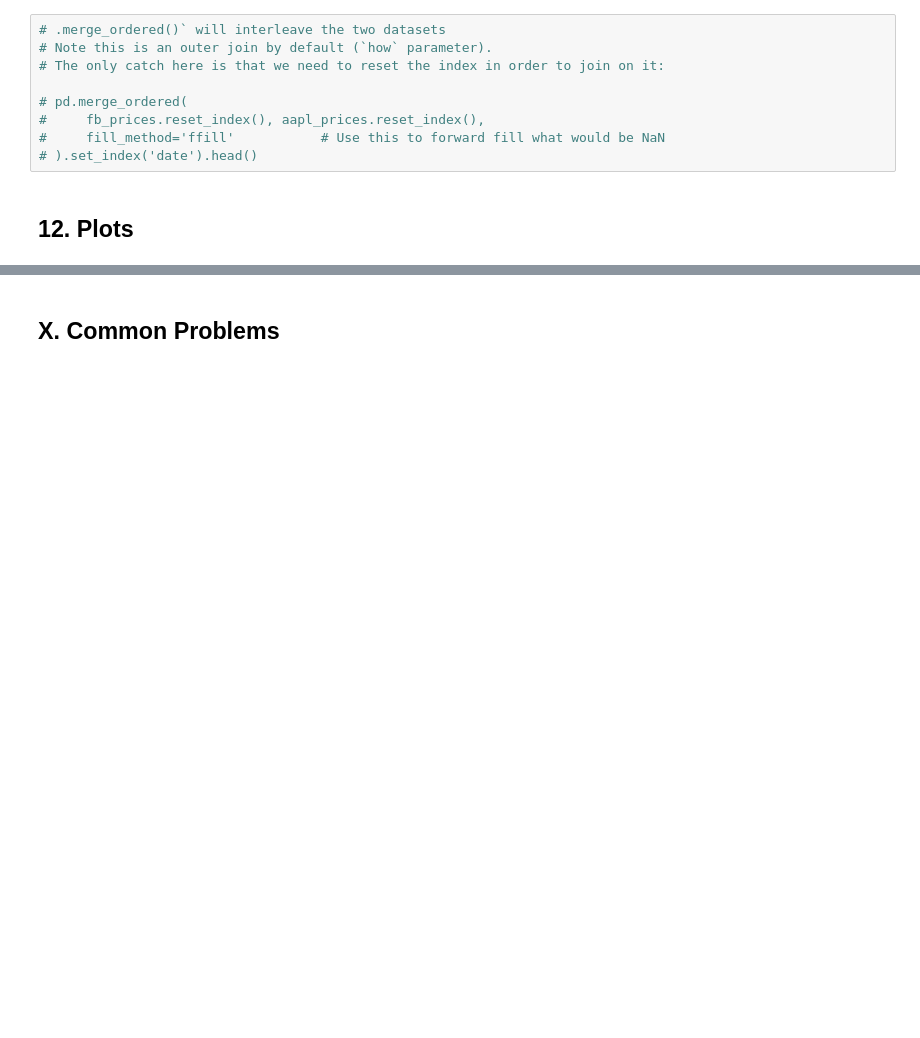
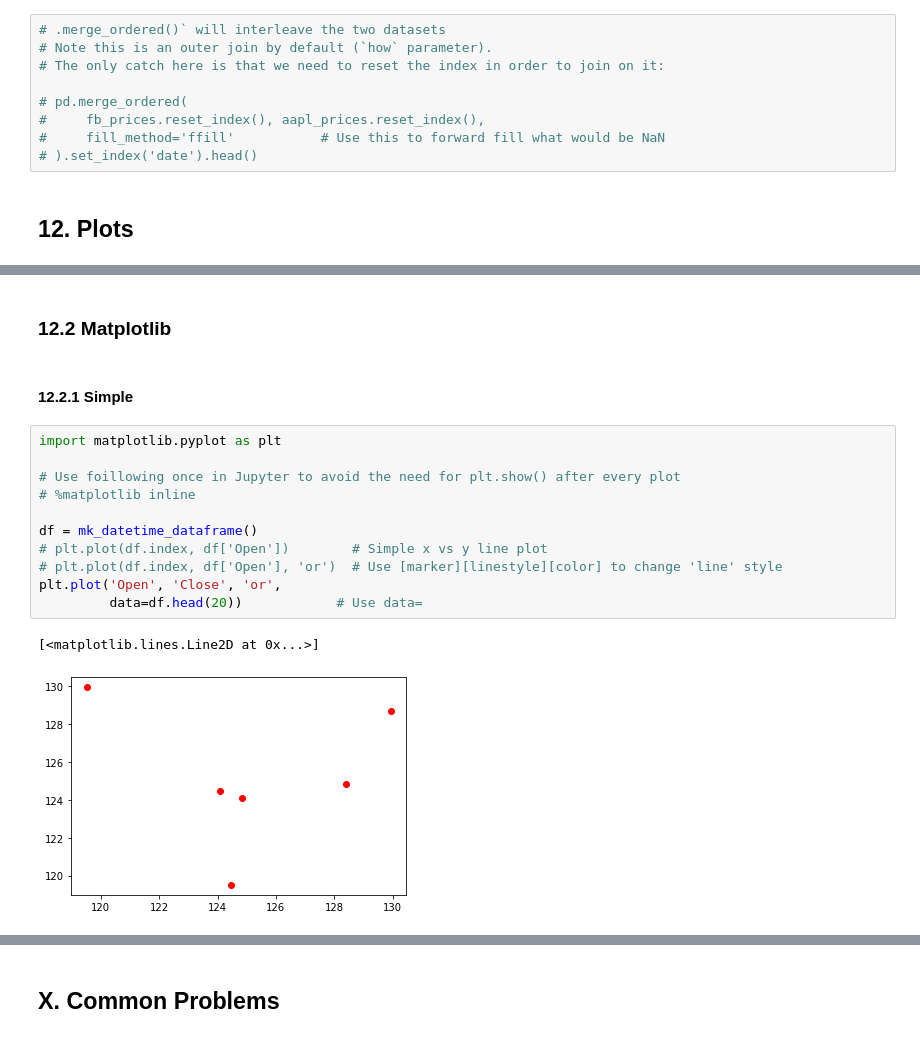
Before and after one commit to kevinsthompson/09-Hands-On-Data-Analysis-with-Pandas-2nd-edition, a Jupyter notebook: Cheat_Sheet-V02.ipynb, the cells around one changed output, grey strips where cells are left out. Cells and saved outputs as stored; diff of their text form; blank space fills up the shorter version.

```diff
--- a/Cheat_Sheet-V02.ipynb
+++ b/Cheat_Sheet-V02.ipynb
@@ -1501,0 +1587,18 @@ highs.plot()
+# %% [markdown]
+### 12.2 Matplotlib
+# %% [markdown]
+#### 12.2.1 Simple
+# %%
+import matplotlib.pyplot as plt
+
+# Use foillowing once in Jupyter to avoid the need for plt.show() after every plot
+# %matplotlib inline
+
+df = mk_datetime_dataframe()
+# plt.plot(df.index, df['Open'])        # Simple x vs y line plot
+# plt.plot(df.index, df['Open'], 'or')  # Use [marker][linestyle][color] to change 'line' style
+plt.plot('Open', 'Close', 'or',
+         data=df.head(20))            # Use data=
+# %% [output]
+[<matplotlib.lines.Line2D at 0x...>]
+[figure, added]
```
Also changed, not shown: parts of 24 cells of this notebook, 1 other file.
